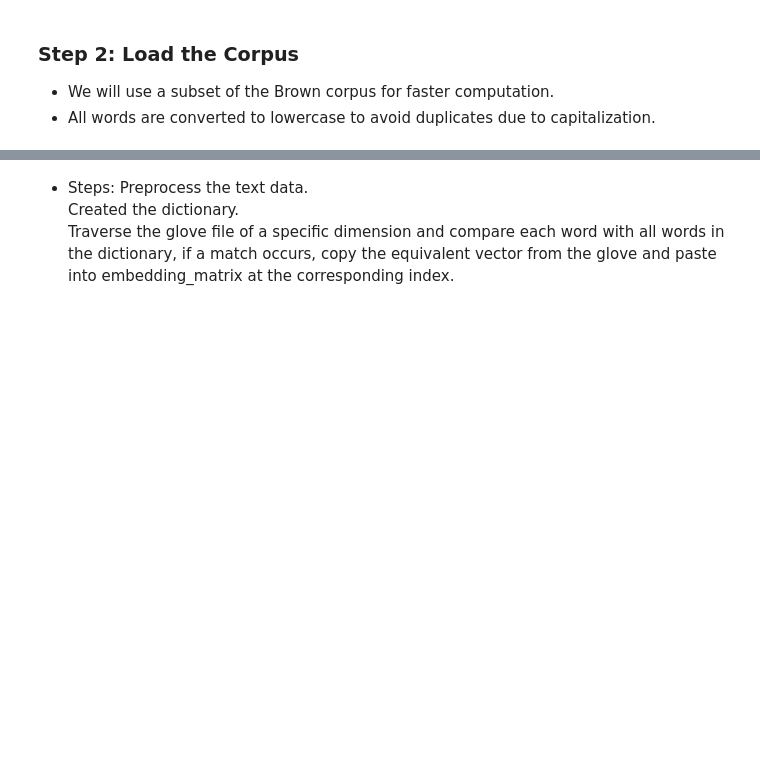
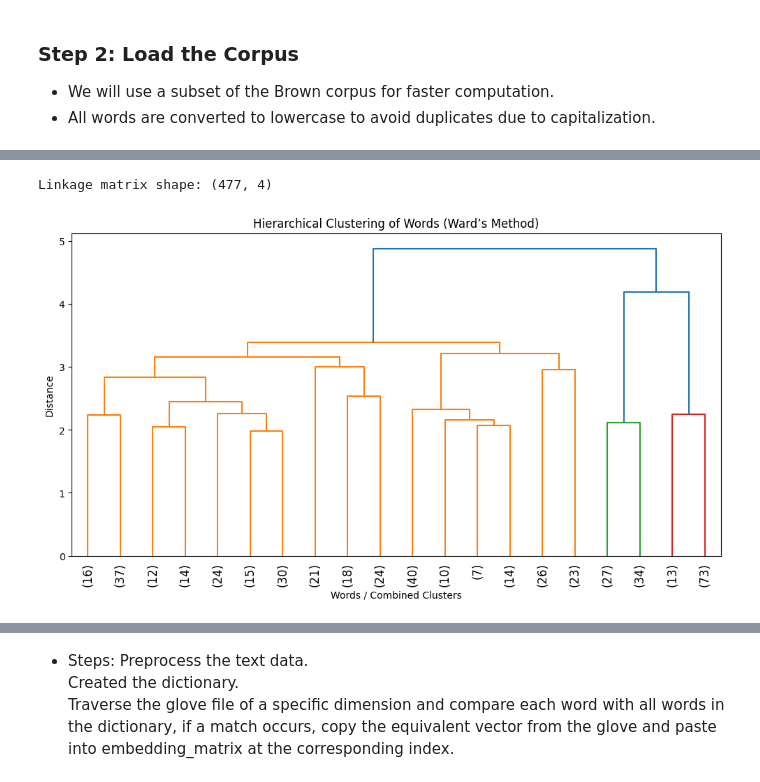
Before and after one commit to elopezcs/EmbeddingClusteringVectorizationWorkshop2, a Jupyter notebook: EmbeddingClusteringVectorizationWorkshop.ipynb, the cells around one changed output, grey strips where cells are left out. Cells and saved outputs as stored; diff of their text form; code cells hidden in the pictures; blank space fills up the shorter version.

```diff
--- a/EmbeddingClusteringVectorizationWorkshop.ipynb
+++ b/EmbeddingClusteringVectorizationWorkshop.ipynb
@@ -525,0 +704,31 @@ linkage_matrix = linkage(co_matrix, method="ward")
+# %%
+# Step 5 – Hierarchical Clustering using Ward's method
+
+from scipy.cluster.hierarchy import linkage, dendrogram
+from scipy.spatial.distance import pdist
+import matplotlib.pyplot as plt
+
+# Compute pairwise cosine distances between word vectors
+dist_matrix = pdist(co_matrix, metric='cosine')
+
+# Perform hierarchical clustering (Ward's method)
+linkage_matrix = linkage(dist_matrix, method="ward")
+
+print("Linkage matrix shape:", linkage_matrix.shape)
+
+# Plot a small dendrogram for first 30 words to avoid clutter
+plt.figure(figsize=(12, 6))
+dendrogram(
+    linkage_matrix,
+    labels=vocab,
+    truncate_mode="lastp",  # compress deep clusters
+    p=20,                   # show only top clusters
+    leaf_rotation=90,
+)
+plt.title("Hierarchical Clustering of Words (Ward’s Method)")
+plt.xlabel("Words / Combined Clusters")
+plt.ylabel("Distance")
+plt.show()
+# %% [output]
+Linkage matrix shape: (477, 4)
+[figure, added]
```
Also changed, not shown: parts of 39 cells of this notebook, 2 other files.
